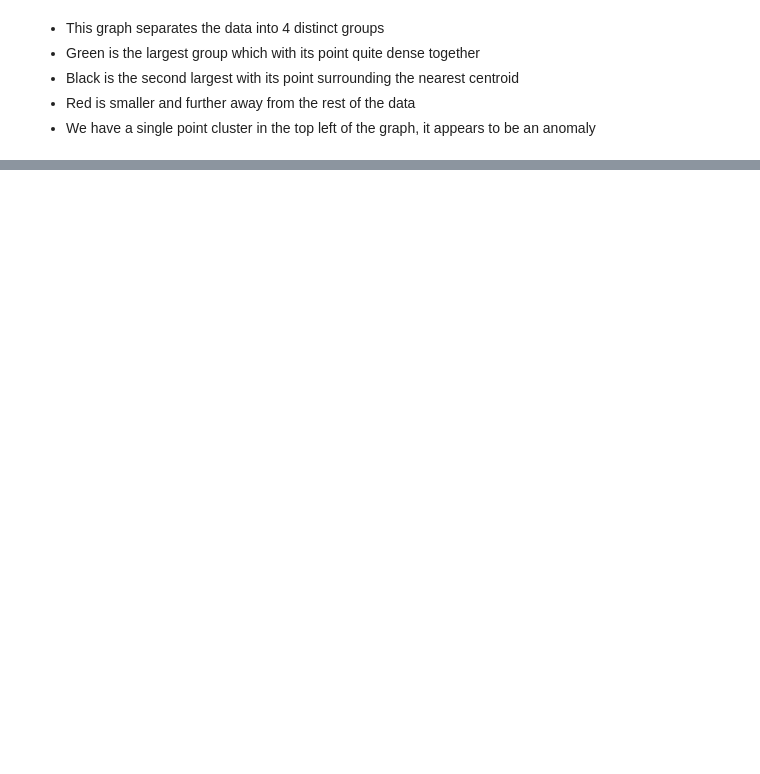
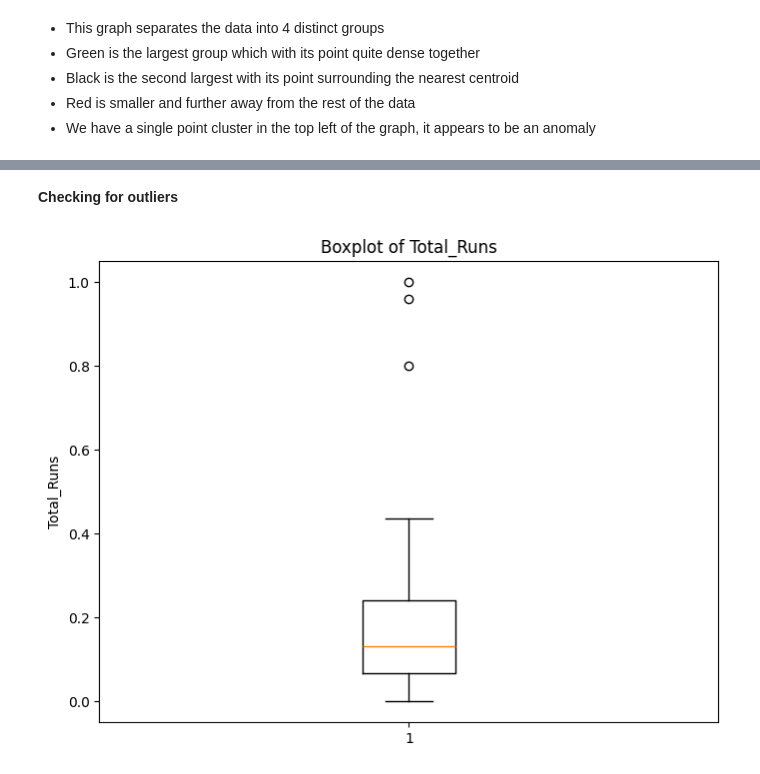
Before and after one commit to Jamie-Lawlor/Road_to_world_record_composite_index, a Jupyter notebook: Road_to_world_record.ipynb, the cells around one changed output, grey strips where cells are left out. Drawn from its saved outputs; the diff is of its cells as text; code cells hidden in the pictures; blank space fills up the shorter version.

```diff
--- a/Road_to_world_record.ipynb
+++ b/Road_to_world_record.ipynb
@@ -343,0 +367,12 @@ plt.scatter(km.cluster_centers_[:,0], km.cluster_centers_[:,1], color='purple',
+# %%
+scaler.fit(data[['World_record_age']])
+data.World_record_age = scaler.transform(data['World_record_age'].values.reshape(-1,1))
+# %%
+scaler.fit(data[['World_record_margin']])
+data.World_record_margin = scaler.transform(data['World_record_margin'].values.reshape(-1,1))
+# %%
+scaler.fit(data[['Casual_Completion']])
+data.Casual_Completion = scaler.transform(data['Casual_Completion'].values.reshape(-1,1))
+# %%
+scaler.fit(data[['Active_Runners']])
+data.Active_Runners = scaler.transform(data['Active_Runners'].values.reshape(-1,1))
@@ -343,0 +399,10 @@ plt.scatter(km.cluster_centers_[:,0], km.cluster_centers_[:,1], color='purple',
+# %% [markdown]
+**Checking for outliers**
+# %%
+plt.figure(num=None, figsize=(8, 6), dpi=100, facecolor="w", edgecolor="k")
+plt.boxplot(x = data.Total_Runs)
+plt.title("Boxplot of Total_Runs")
+plt.ylabel("Total_Runs")
+plt.show()
+# %% [output]
+[figure, added]
```
Also changed, not shown: parts of 14 cells of this notebook.
